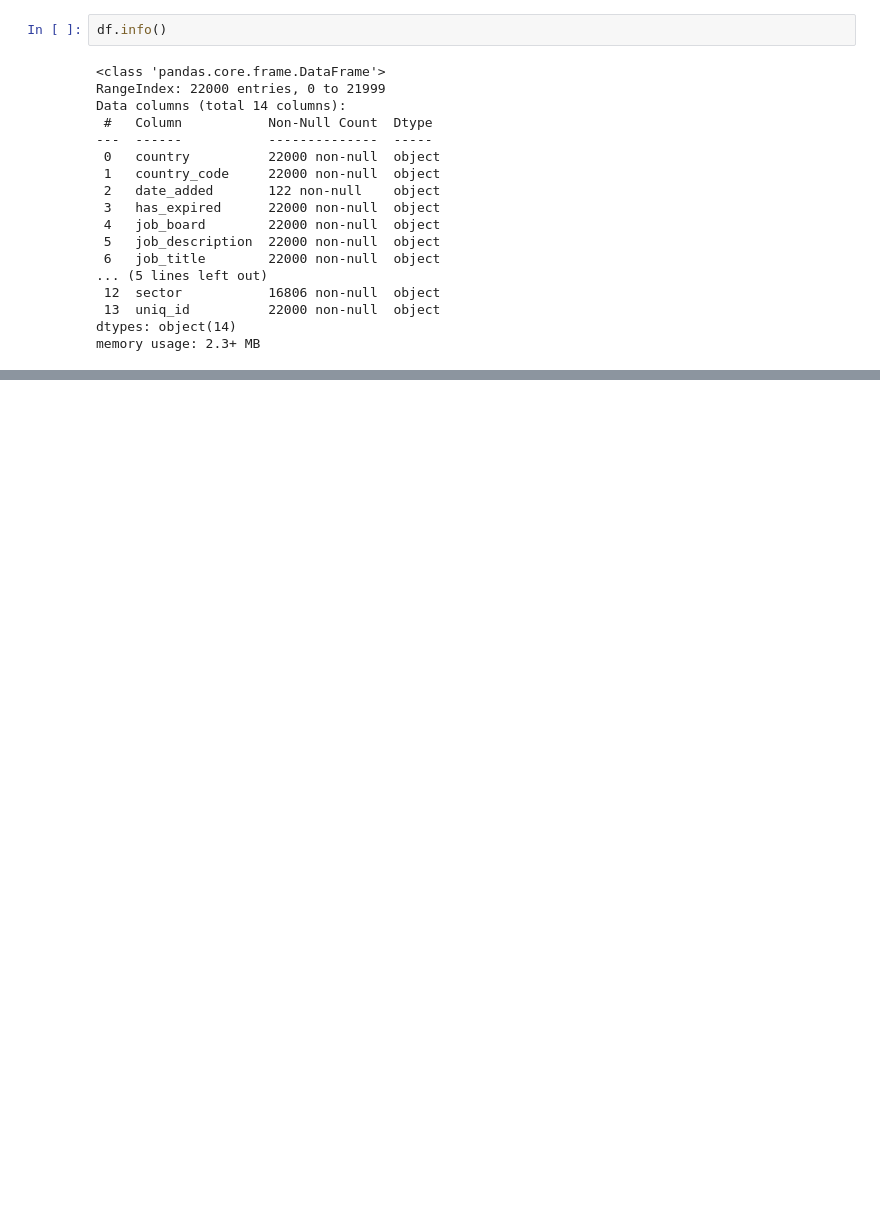
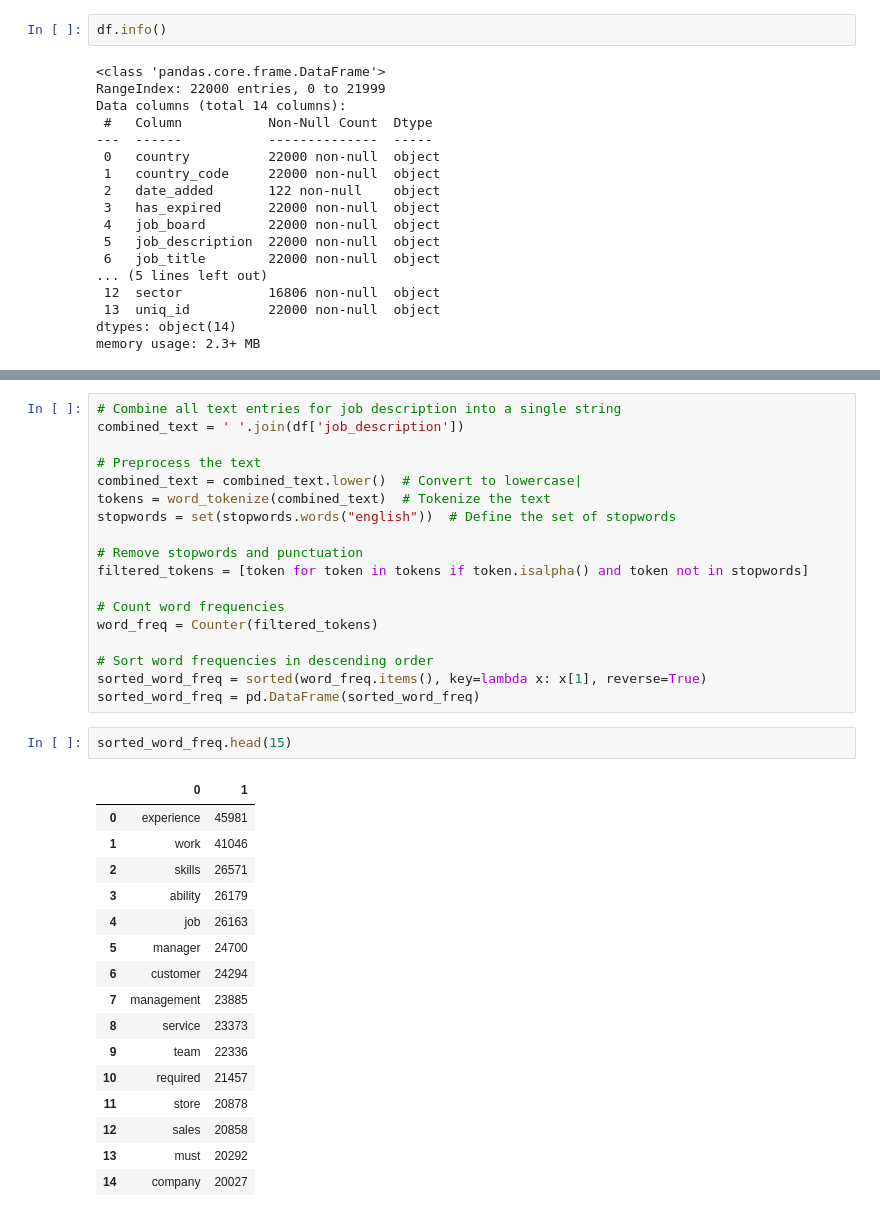
Before and after one commit to shanraeh/Preliminary_Data_Analysis_Workflows, a Jupyter notebook: Monster_Jobs.ipynb, the cells around one changed output, grey strips where cells are left out. Drawn from its saved outputs; the diff is of its cells as text; blank space fills up the shorter version.

```diff
--- a/Monster_Jobs.ipynb
+++ b/Monster_Jobs.ipynb
@@ -40,0 +119,37 @@ memory usage: 2.3+ MB
+# %%
+# Combine all text entries for job description into a single string
+combined_text = ' '.join(df['job_description'])
+
+# Preprocess the text
+combined_text = combined_text.lower()  # Convert to lowercase|
+tokens = word_tokenize(combined_text)  # Tokenize the text
+stopwords = set(stopwords.words("english"))  # Define the set of stopwords
+
+# Remove stopwords and punctuation
+filtered_tokens = [token for token in tokens if token.isalpha() and token not in stopwords]
+
+# Count word frequencies
+word_freq = Counter(filtered_tokens)
+
+# Sort word frequencies in descending order
+sorted_word_freq = sorted(word_freq.items(), key=lambda x: x[1], reverse=True)
+sorted_word_freq = pd.DataFrame(sorted_word_freq)
+# %%
+sorted_word_freq.head(15)
+# %% [output]
+|  | 0 | 1 |
+| 0 | experience | 45981 |
+| 1 | work | 41046 |
+| 2 | skills | 26571 |
+| 3 | ability | 26179 |
+| 4 | job | 26163 |
+| 5 | manager | 24700 |
+| 6 | customer | 24294 |
+| 7 | management | 23885 |
+| 8 | service | 23373 |
+| 9 | team | 22336 |
+| 10 | required | 21457 |
+| 11 | store | 20878 |
+| 12 | sales | 20858 |
+| 13 | must | 20292 |
+| 14 | company | 20027 |
```
Also changed, not shown: parts of 26 cells of this notebook.
